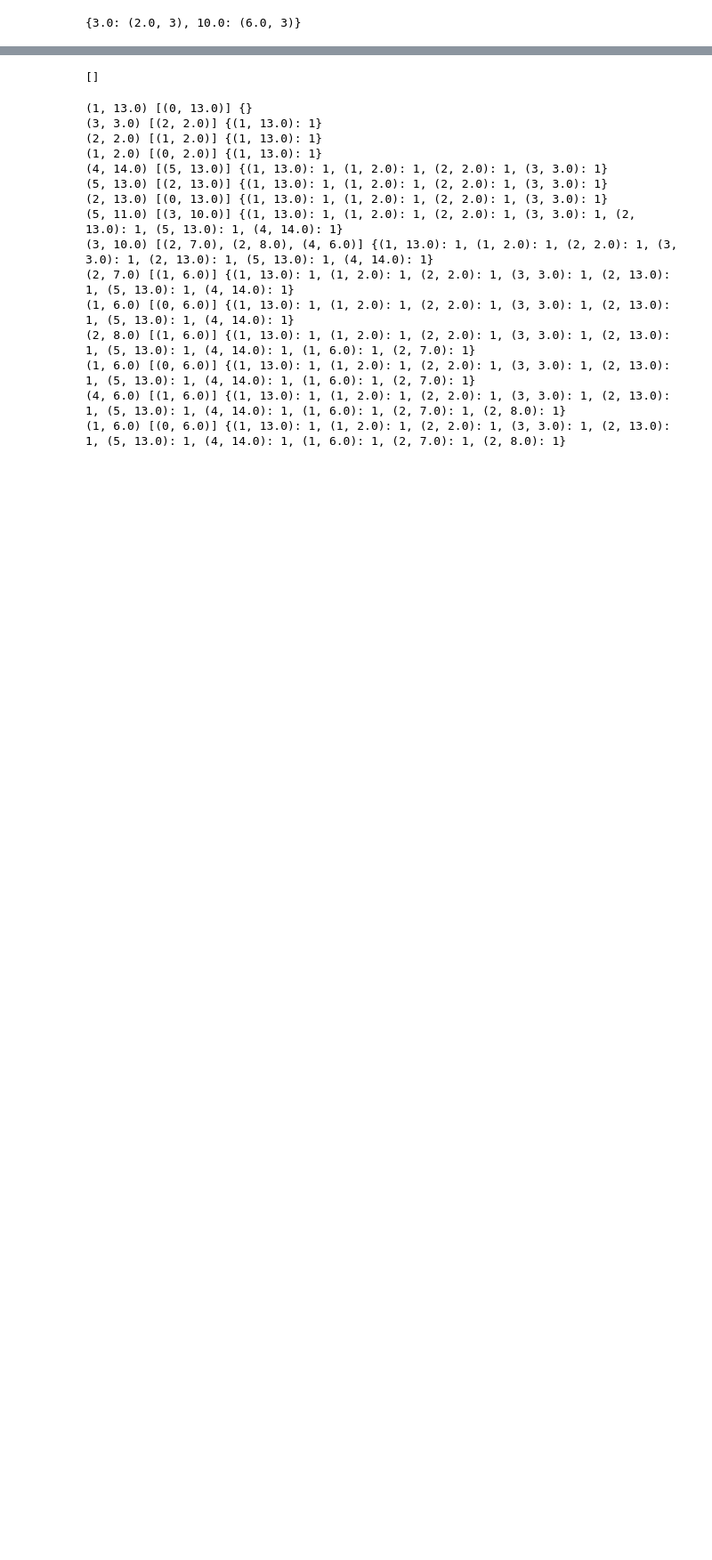
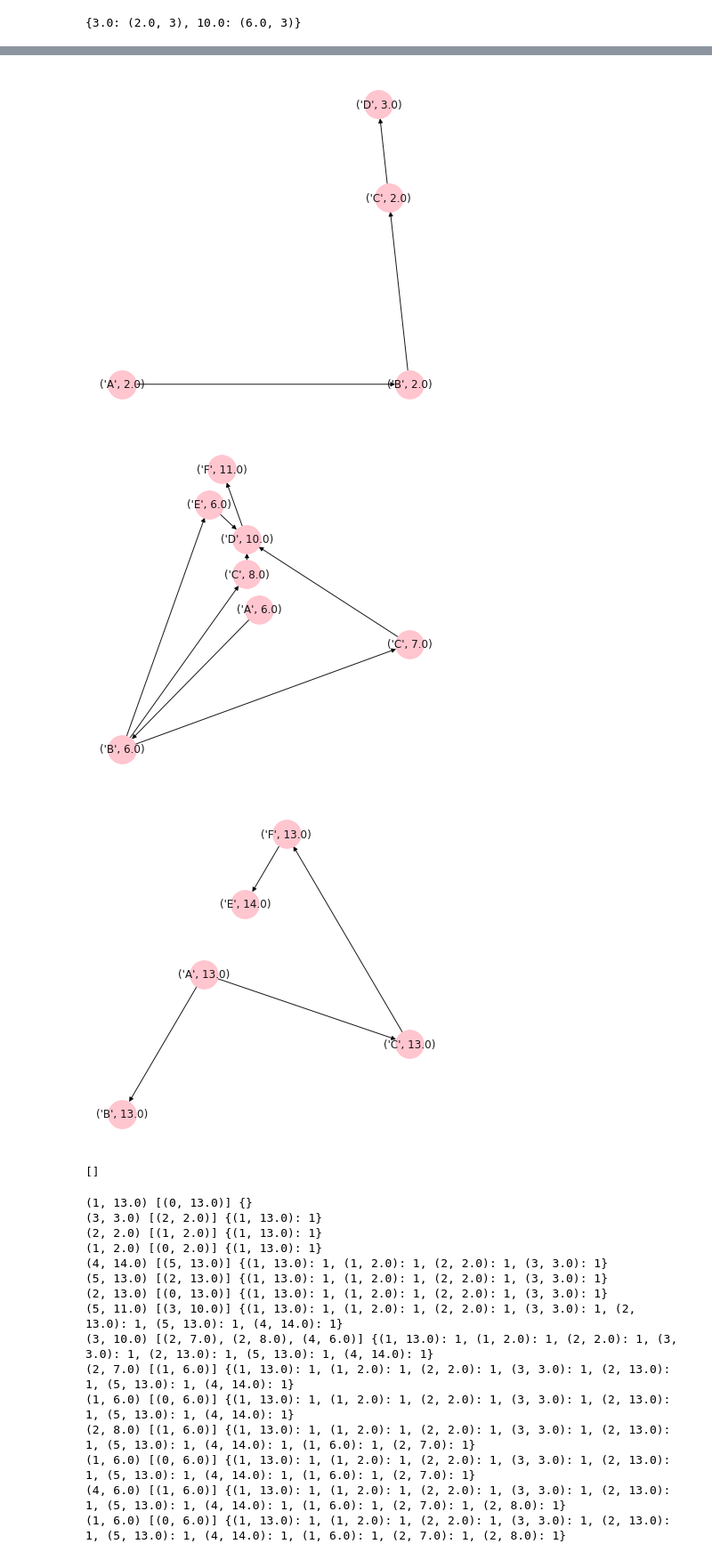
Before and after one commit to busyweaver/Straph, a Jupyter notebook: docs/notebooks/temporal_meta-discrete.ipynb, the cells around one changed output, grey strips where cells are left out. Shown at 89% size. Cells and saved outputs as stored; diff of their text form; code cells hidden in the pictures; blank space fills up the shorter version.

```diff
--- a/docs/notebooks/temporal_meta-discrete.ipynb
+++ b/docs/notebooks/temporal_meta-discrete.ipynb
@@ -190,0 +193,27 @@ nx.draw_networkx(G,arrows=True,width = 1,ax = ax)
+# %%
+cc = nx.connected_components(nx.to_undirected(G))
+sg = []
+for e in cc:
+    sg.append(G.subgraph(list(e)))
+# %%
+for i in range(0,len(sg)):
+    fig, ax = plt.subplots(figsize=(7,7))
+    pos = nx.planar_layout(G)
+    nx.draw(
+    sg[i], pos, edge_color='black',
+    node_size=1000, node_color='pink', alpha=0.9, with_labels = True
+
+)
+#    edge_l = dict()
+#    for e in G.edges():
+#        edge_l[e] = G[e[0]][e[1]]['weight']
+#    nx.draw_networkx_edge_labels(
+#    sg[i], pos,
+#    edge_labels=edge_l,
+#    font_color='red'
+#)
+    plt.savefig("cc_"+str(i)+".png" )
+# %% [output]
+[figure, added]
+[figure, added]
+[figure, added]
```
Also changed, not shown: parts of 9 cells of this notebook, 4 other files.
